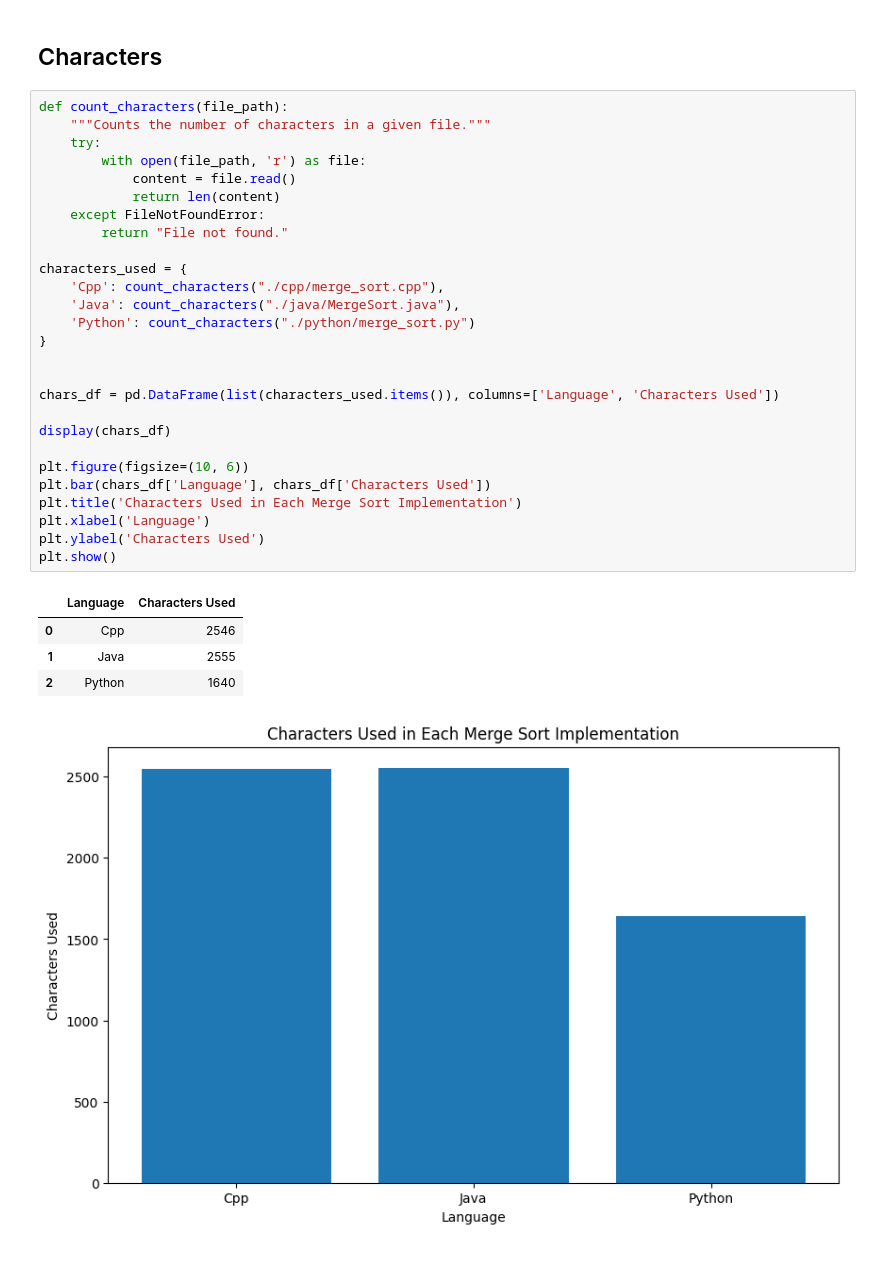
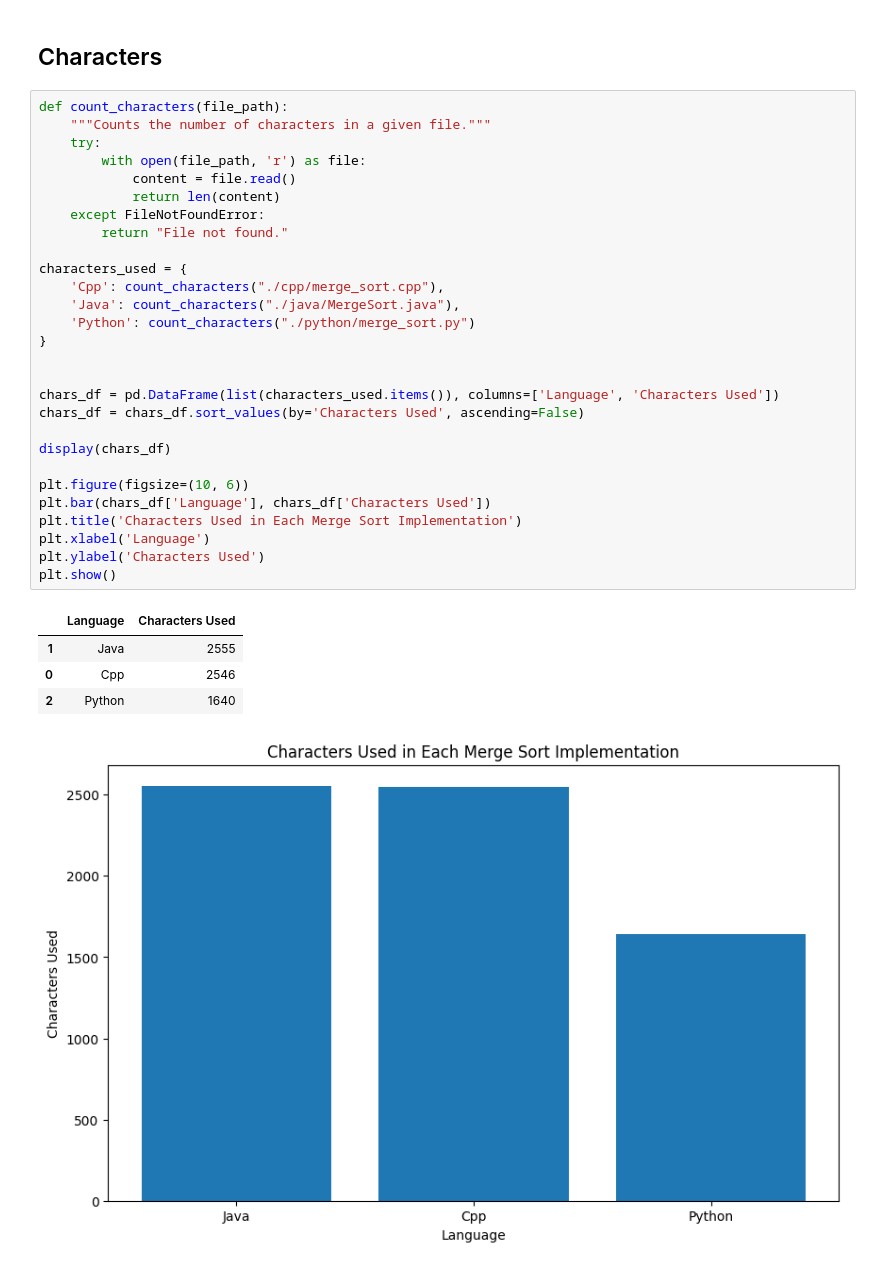
Before and after one commit to m4nv3ru/fm-ws23, a Jupyter notebook: fm.ipynb, the cells around one changed output. Cells and saved outputs as stored; diff of their text form.

```diff
--- a/fm.ipynb
+++ b/fm.ipynb
@@ -227,33 +227,34 @@ plt.show()
 # %%
 def count_characters(file_path):
     """Counts the number of characters in a given file."""
     try:
         with open(file_path, 'r') as file:
             content = file.read()
             return len(content)
     except FileNotFoundError:
         return "File not found."
 
 characters_used = {
     'Cpp': count_characters("./cpp/merge_sort.cpp"),
     'Java': count_characters("./java/MergeSort.java"),
     'Python': count_characters("./python/merge_sort.py")
 }
 
 
 chars_df = pd.DataFrame(list(characters_used.items()), columns=['Language', 'Characters Used'])
+chars_df = chars_df.sort_values(by='Characters Used', ascending=False)
 
 display(chars_df)
 
 plt.figure(figsize=(10, 6))
 plt.bar(chars_df['Language'], chars_df['Characters Used'])
 plt.title('Characters Used in Each Merge Sort Implementation')
 plt.xlabel('Language')
 plt.ylabel('Characters Used')
 plt.show()
 # %% [output]
 |  | Language | Characters Used |
+| 1 | Java | 2555 |
 | 0 | Cpp | 2546 |
-| 1 | Java | 2555 |
 | 2 | Python | 1640 |
 [figure]
```
Also changed, not shown: parts of 12 cells of this notebook, 3 other files.
